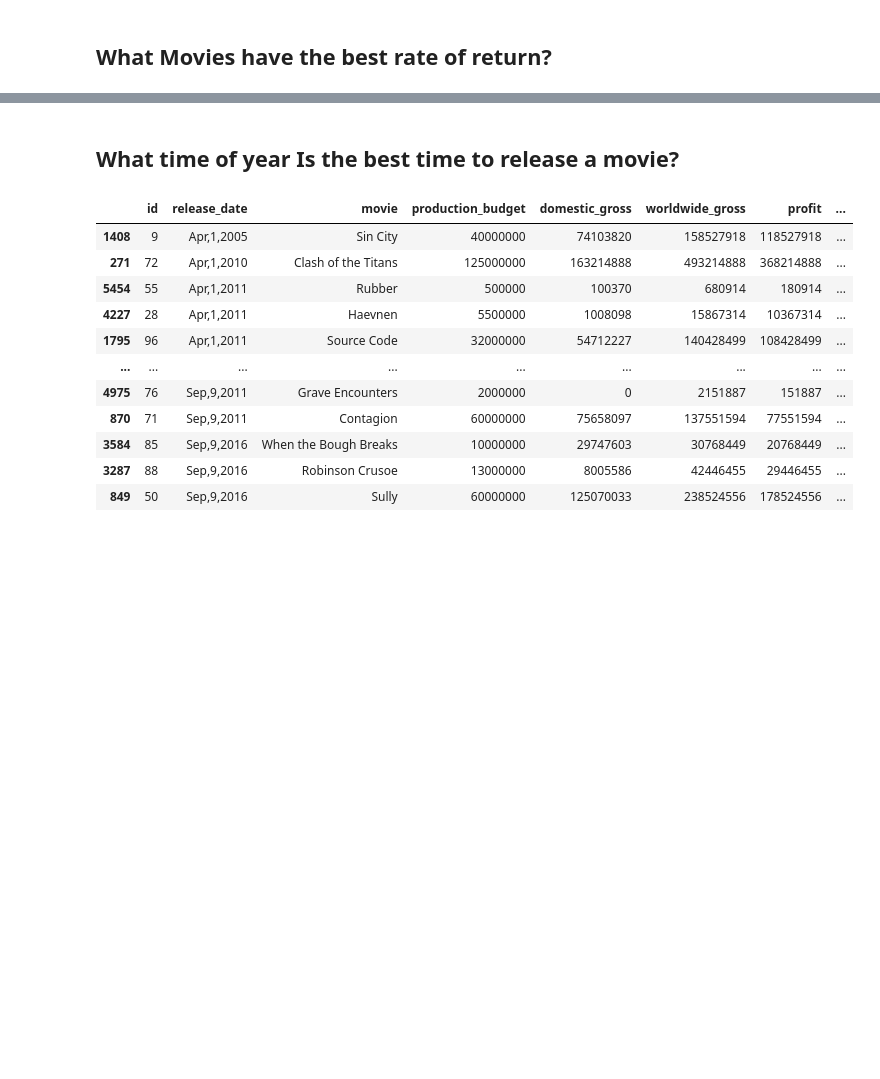
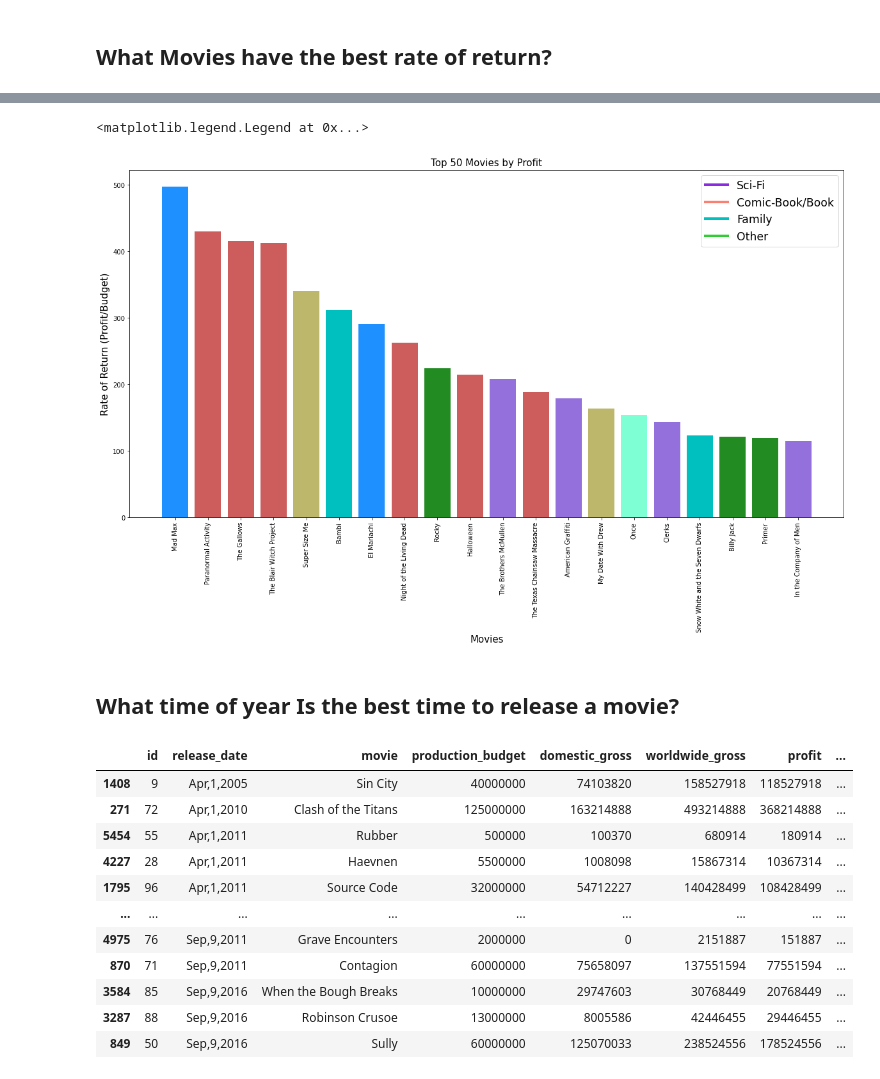
Before and after one commit to camdeman/MMA, a Jupyter notebook: Movies_Cameron.ipynb, the cells around one changed output, grey strips where cells are left out. Drawn from its saved outputs; the diff is of its cells as text; code cells hidden in the pictures; blank space fills up the shorter version.

```diff
--- a/Movies_Cameron.ipynb
+++ b/Movies_Cameron.ipynb
@@ -227,4 +151,5 @@ ax.legend(["Example"], loc=1);
 # %%
 df_return_rate = df.sort_values(by=['return_rate'], ascending = False )
 df_return_rate = df_return_rate.drop(labels=5745, axis=0)
-df_return_rate.head(30)
+df_return_rate = df_return_rate.drop(labels=5612, axis=0)
+top_20_rate_of_return = df_return_rate.head(20)
@@ -249,3 +176,30 @@ df_return_rate.head(30)
+# %%
+# Plot a bar graph of the most common names
+fig, ax = plt.subplots(figsize = (20,10))
+
+
+ax.bar(top_20_rate_of_return['movie'], top_20_rate_of_return['return_rate'] , color = ['dodgerblue','indianred','indianred','indianred','darkkhaki','c','dodgerblue','indianred','forestgreen','indianred','mediumpurple','indianred','mediumpurple','darkkhaki','aquamarine','mediumpurple','c','forestgreen','forestgreen','mediumpurple'])
+
+# Add labels for x and y axes
+ax.set_xlabel('Movies', fontsize = 15)
+ax.set_ylabel('Rate of Return (Profit/Budget)', fontsize = 15)
+
+#setting color
+custom_lines = [Line2D([0], [0], color="blueviolet", lw=4),
+                Line2D([0], [0], color="salmon", lw=4),
+                Line2D([0], [0], color="c", lw=4),
+                Line2D([0], [0], color="limegreen", lw=4)]
+
+# Add a title for the plot
+ax.set_title('Top 50 Movies by Profit', fontsize=15)
+
+ax.tick_params(axis='x', labelrotation = 90)
+
+# add a legend
+plt.legend(custom_lines, ['Sci-Fi', 'Comic-Book/Book', 'Family', 'Other'], fontsize="xx-large") ###
+# %% [output]
+<matplotlib.legend.Legend at 0x...>
+[figure, added]
 # %% [markdown]
 ## What time of year Is the best time to release a movie?
 # %%
```
Also changed, not shown: parts of 10 cells of this notebook.
